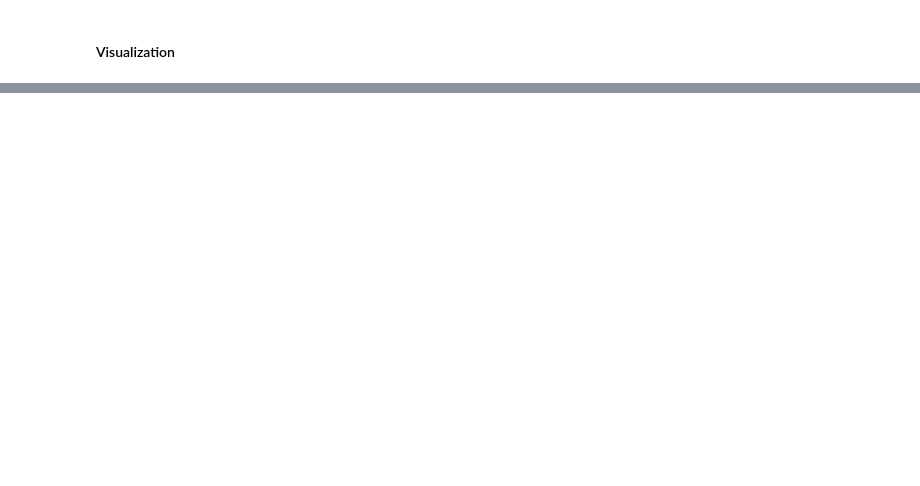
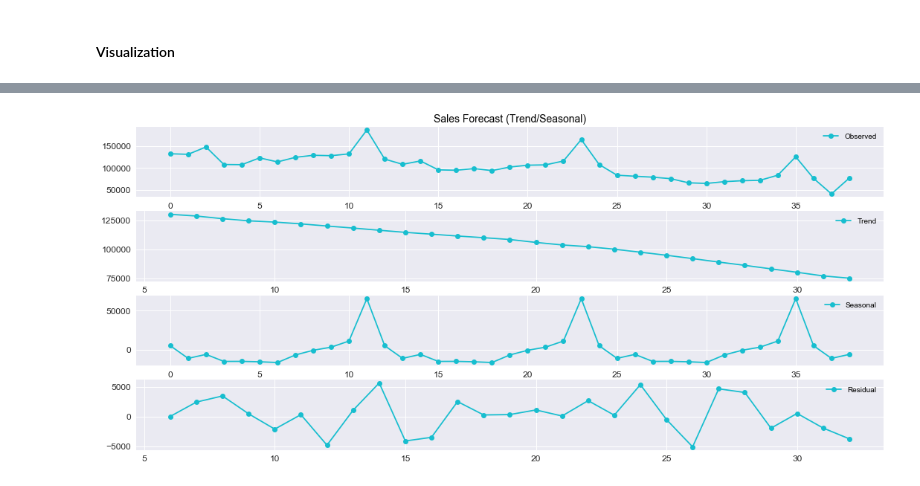
Before and after one commit to leandrocamara/future-sales-forecast, a Jupyter notebook: future-sales-forecast.ipynb, the cells around one changed output, grey strips where cells are left out. Cells and saved outputs as stored; diff of their text form; code cells hidden in the pictures; blank space fills up the shorter version.

```diff
--- a/future-sales-forecast.ipynb
+++ b/future-sales-forecast.ipynb
@@ -420,4 +428,15 @@ plt.legend()
 # %%
 # Trend, yearly seasonality, and weekly seasonality of the time series.
-# fig1 = model_sales.plot_components(forecasts_sales)
-# fig2 = model_revenue.plot_components(forecasts_revenue)
+decompose_forecasts_sales = seasonal_decompose(forecasts_sales.yhat, freq=12)
+decompose_forecasts_revenue = seasonal_decompose(forecasts_revenue.yhat, freq=12)
+# %%
+# Gráfico - Previsão de Vendas (Tendência/Sazonalidade)
+fig, axs = plt.subplots(4, 1, figsize=(18, 8))
+axs[0].set_title('Sales Forecast (Trend/Seasonal)')
+axs[0].plot(forecasts_sales.yhat, '-ok', c='tab:cyan', label='Observed')
+axs[1].plot(decompose_forecasts_sales.trend, '-ok', c='tab:cyan', label='Trend')
+axs[2].plot(decompose_forecasts_sales.seasonal, '-ok', c='tab:cyan', label='Seasonal')
+axs[3].plot(decompose_forecasts_sales.resid, '-ok', c='tab:cyan', label='Residual')
+for ax in axs.flat: ax.legend(loc='best')
+# %% [output]
+[figure, added]
```
Also changed, not shown: parts of 14 cells of this notebook, 2 other files.
